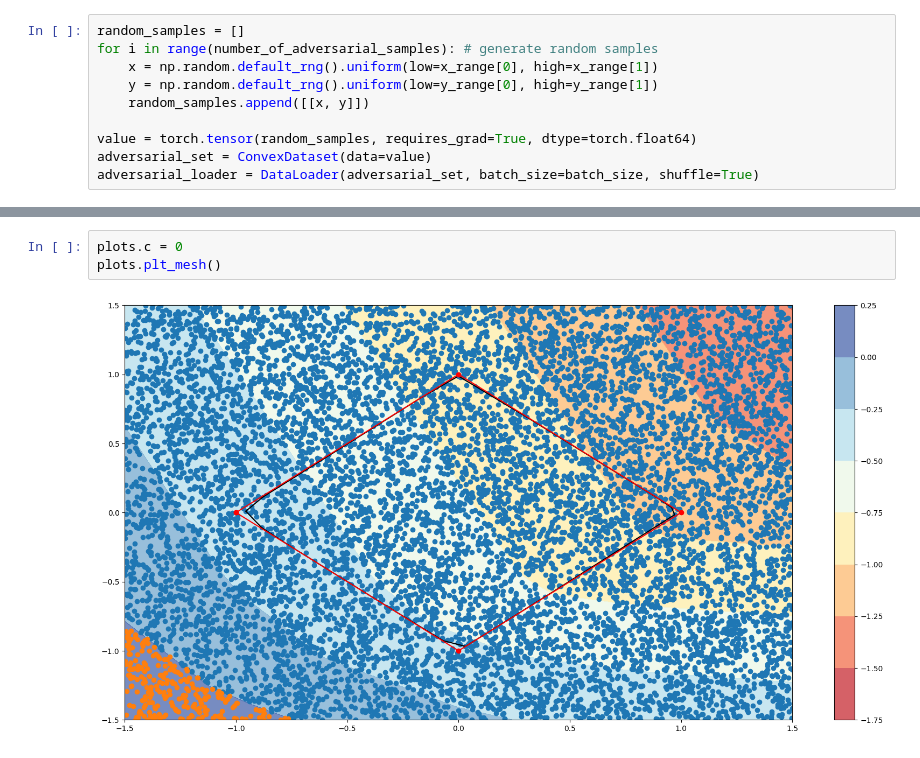
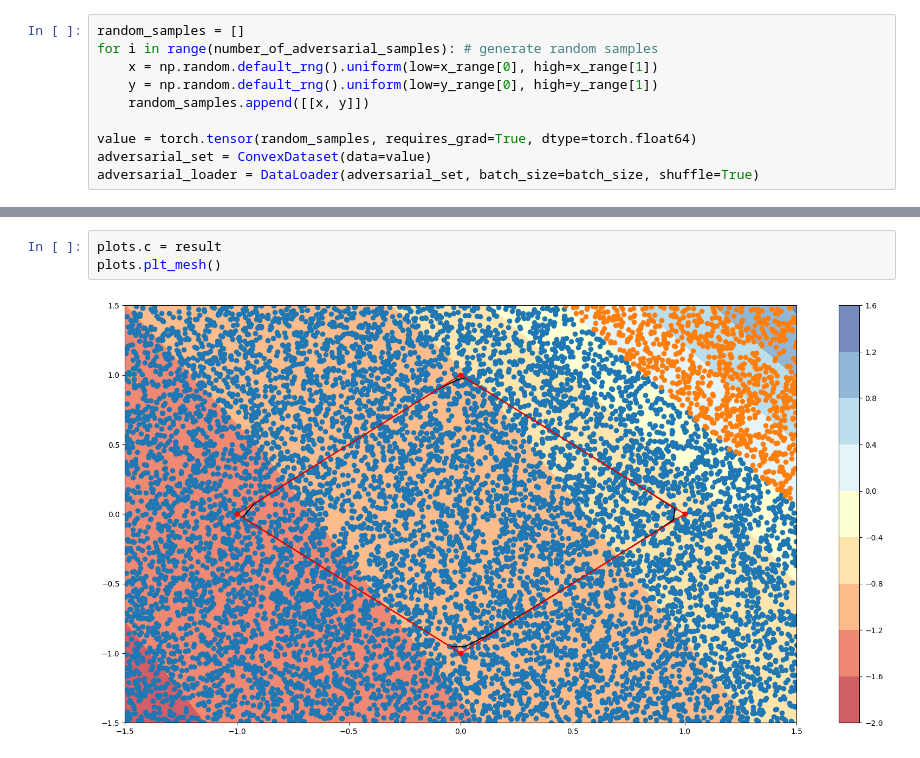
Before and after one commit to ufukguenes/ICNN_verification, a Jupyter notebook: script/Experiments/GenerativeExperiment.ipynb, the cells around one changed output, grey strips where cells are left out. Saved outputs shown, nothing was run; the diff lists cells and outputs as text.

```diff
--- a/script/Experiments/GenerativeExperiment.ipynb
+++ b/script/Experiments/GenerativeExperiment.ipynb
@@ -89,7 +89,7 @@ Solution count 0
 Model is infeasible or unbounded
 Best objective -, best bound -, gap -
 # %%
-plots.c = 0
+plots.c = result
 plots.plt_mesh()
 # %% [output]
-[figure, old version]
+[figure, new version]
```
Also changed, not shown: parts of 4 cells of this notebook, 1 other file.
